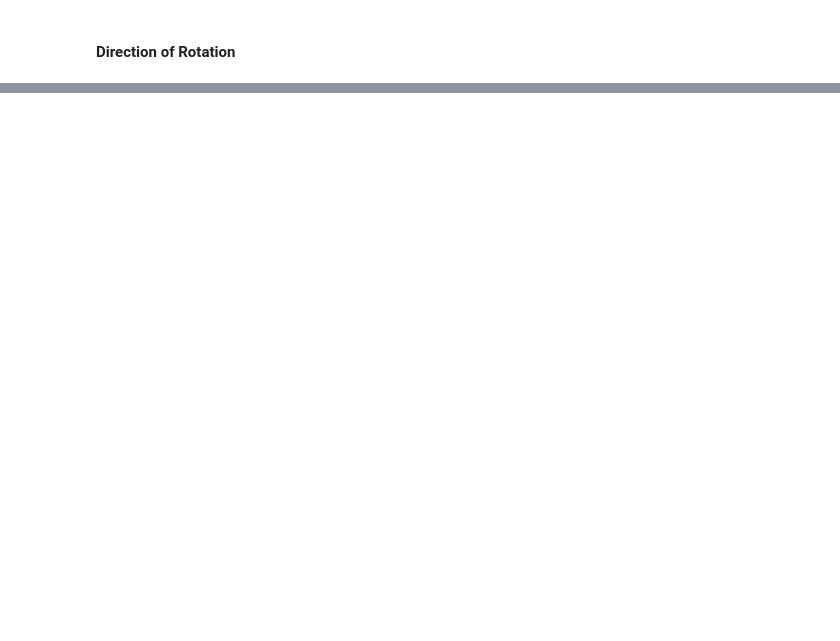
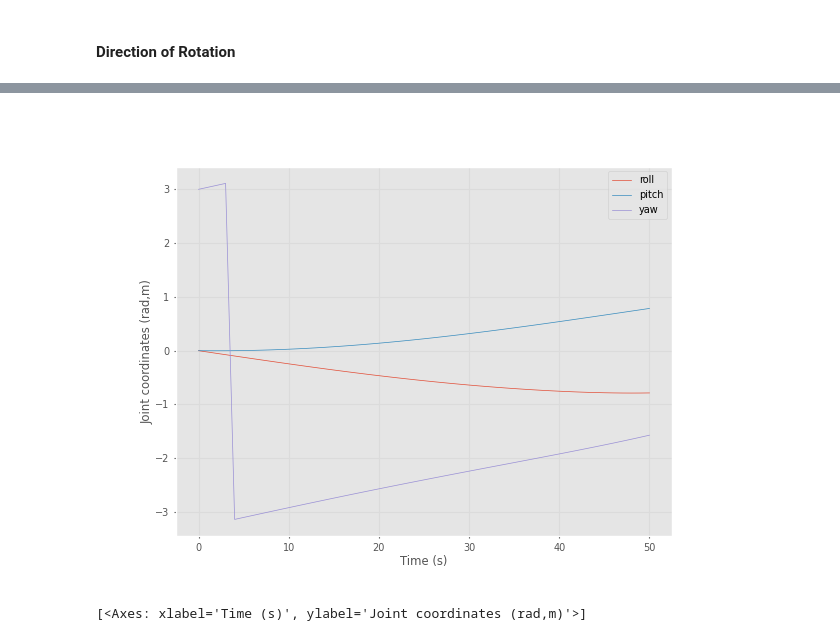
Before and after one commit to Sann-Htet/Robotics-Vision-and-Control-Fundamental-Algorithms-in-Python, a Jupyter notebook: Chapter03/Creating_Time-Varying_Pose.ipynb, the cells around one changed output, grey strips where cells are left out. Cells and saved outputs as stored; diff of their text form; code cells hidden in the pictures; blank space fills up the shorter version.

```diff
--- a/Chapter03/Creating_Time-Varying_Pose.ipynb
+++ b/Chapter03/Creating_Time-Varying_Pose.ipynb
@@ -244,0 +251,3 @@ q.animate()
+# %%
+T0 = SE3.Trans([0.4, 0.2, 0]) * SE3.RPY(0, 0, 3)
+T1 = SE3.Trans([-0.4, -0.2, 0.3]) * SE3.RPY(-pi/4, pi/4, -pi/2)
@@ -244,0 +261,2 @@ q.animate()
+# %%
+Ts = T0.interp(T1, 51)
@@ -244,0 +291,6 @@ q.animate()
+# %%
+rpy = Ts.rpy()
+xplot(rpy, labels="roll pitch yaw")
+# %% [output]
+[figure, added]
+[<Axes: xlabel='Time (s)', ylabel='Joint coordinates (rad,m)'>]
```
Also changed, not shown: parts of 24 cells of this notebook.
